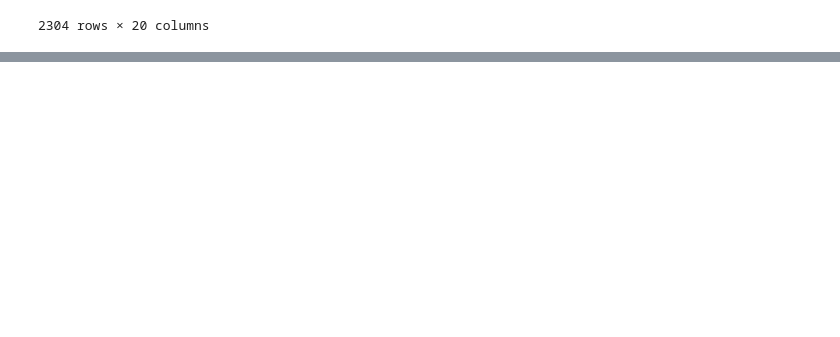
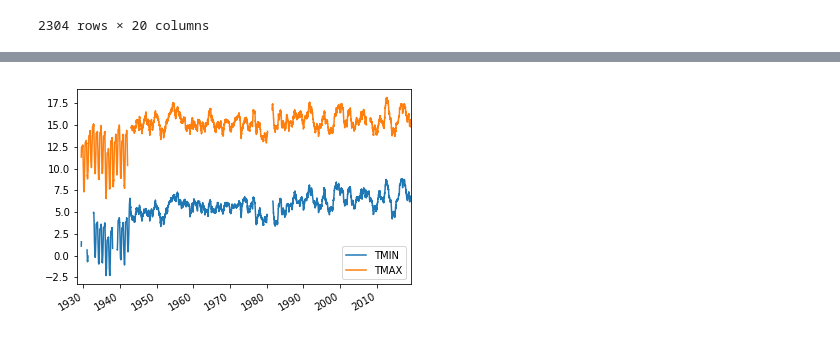
Before and after one commit to jpivarski-talks/2019-06-10-usatlas-argonne-python, a Jupyter notebook: 02-numpy-pandas-skills.ipynb, the cells around one changed output, grey strips where cells are left out. Drawn from its saved outputs; the diff is of its cells as text; code cells hidden in the pictures; blank space fills up the shorter version.

```diff
--- a/02-numpy-pandas-skills.ipynb
+++ b/02-numpy-pandas-skills.ipynb
@@ -540,0 +738,7 @@ df["mass"][df.Q1 == df.Q2].plot.hist(bins=100)
+# %%
+# More magic: merge, join, and concatenate respect the index: they align rows, fill with N/A, etc.
+#
+# https://pandas.pydata.org/pandas-docs/stable/user_guide/merging.html
+
+tminmax = pandas.concat([tmin, tmax], axis=1)
+tminmax
@@ -540,0 +765,11 @@ df["mass"][df.Q1 == df.Q2].plot.hist(bins=100)
+# %%
+# More clean-up: give things proper names, -9999 → NaN, correct units...
+
+tminmax.columns = ["TMIN", "TMAX"]
+tminmax.index.names = ["year", "month", "day"]
+tminmax.index = tminmax.index.set_levels(range(1, 31+1), level="day")
+tminmax = tminmax.replace(-9999.0, numpy.nan)       # replace -9999.0 with NaN
+tminmax = tminmax.dropna(how="all")                 # drop rows that are *all* NaN
+tminmax.TMIN = tminmax.TMIN / 10.0                  # tenths of a degree centigrade
+tminmax.TMAX = tminmax.TMAX / 10.0
+tminmax
@@ -540,0 +796,5 @@ df["mass"][df.Q1 == df.Q2].plot.hist(bins=100)
+# %%
+# Turn the year, month, and day into a datetime Pandas recognizes.
+
+new_index = pandas.to_datetime(tminmax.reset_index()[["year", "month", "day"]])
+new_index
@@ -540,0 +819,5 @@ df["mass"][df.Q1 == df.Q2].plot.hist(bins=100)
+# %%
+# Use this as the index.
+
+tminmax = tminmax.set_index(new_index)
+tminmax
@@ -540,0 +843,6 @@ df["mass"][df.Q1 == df.Q2].plot.hist(bins=100)
+# %%
+# And now we can do interesting things...
+
+tminmax.rolling(365).mean().plot();
+# %% [output]
+[figure, added]
```
Also changed, not shown: parts of 29 cells of this notebook.
